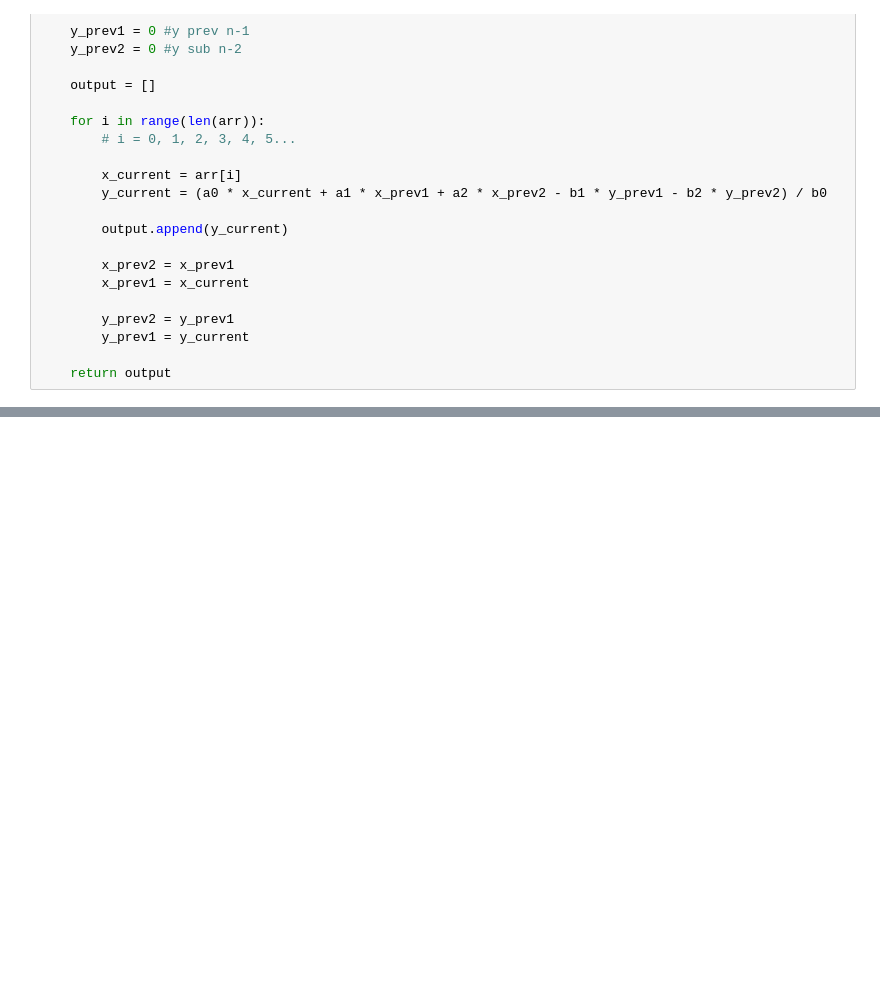
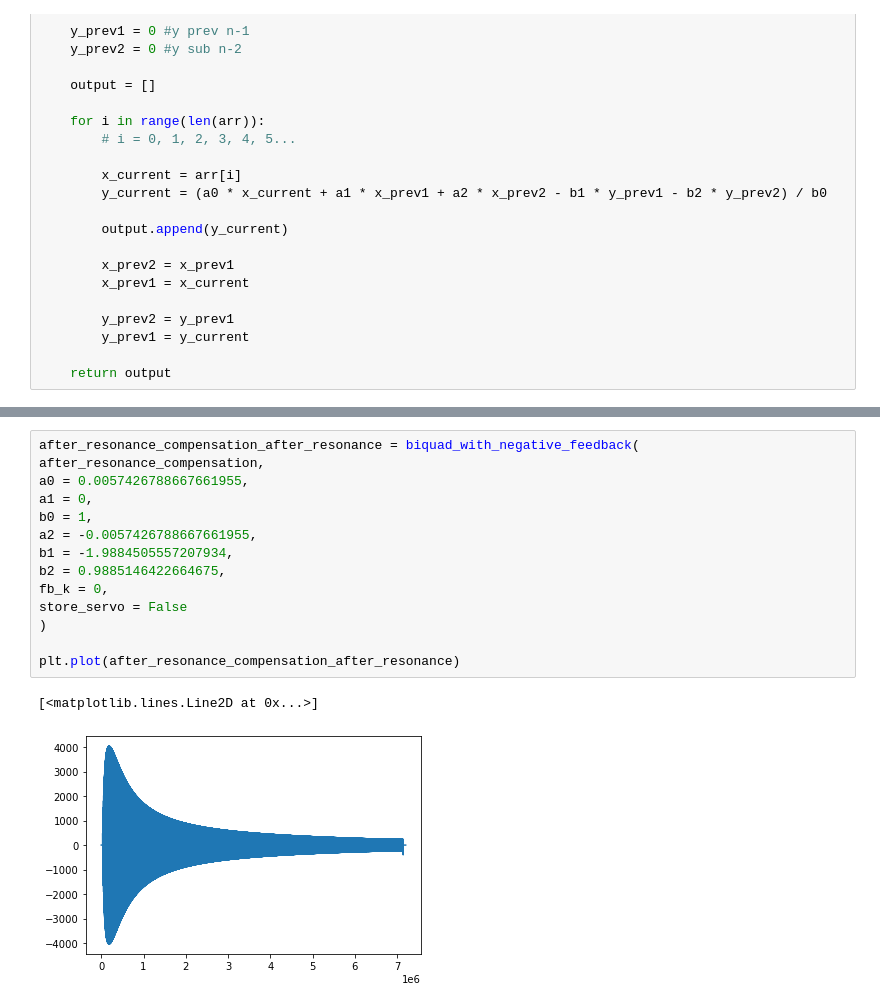
Before and after one commit to phultquist/qbox, a Jupyter notebook: biquad/BiQuad Filter.ipynb, the cells around one changed output, grey strips where cells are left out. Cells and saved outputs as stored; diff of their text form; blank space fills up the shorter version.

```diff
--- a/biquad/BiQuad Filter.ipynb
+++ b/biquad/BiQuad Filter.ipynb
@@ -120 +186,18 @@ plt.plot(10 * np.log10(np.abs(output[10000:850000])) - 38)
+# %%
+after_resonance_compensation_after_resonance = biquad_with_negative_feedback(
+after_resonance_compensation,
+a0 = 0.0057426788667661955,
+a1 = 0,
+b0 = 1,
+a2 = -0.0057426788667661955,
+b1 = -1.9884505557207934,
+b2 = 0.9885146422664675,
+fb_k = 0,
+store_servo = False
+)
+
+plt.plot(after_resonance_compensation_after_resonance)
+# %% [output]
+[<matplotlib.lines.Line2D at 0x...>]
+[figure, added]
 # %%
```
Also changed, not shown: parts of 11 cells of this notebook, 5 other files.
